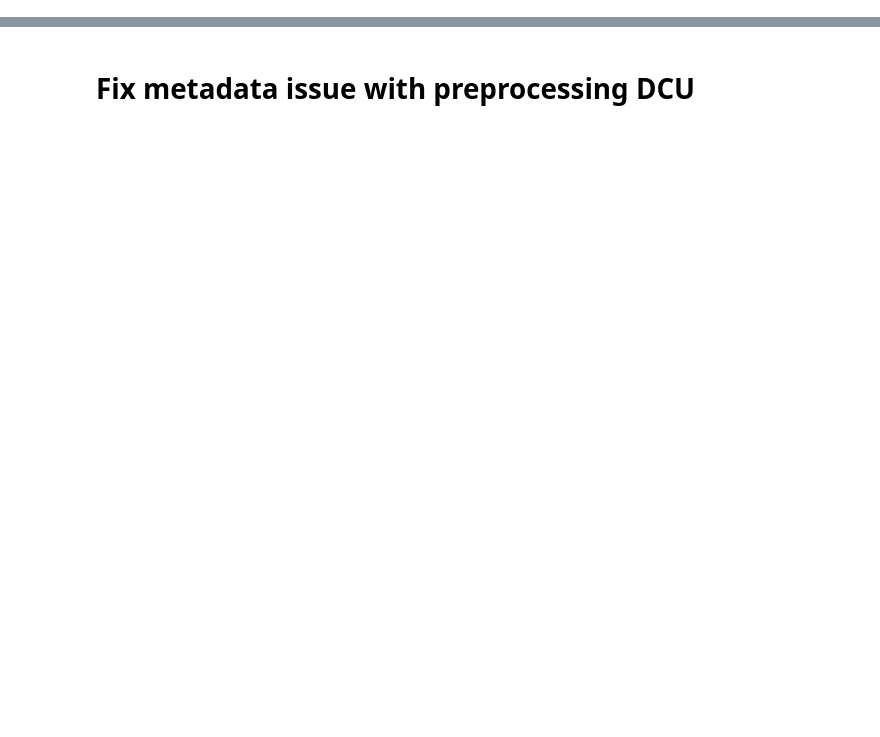
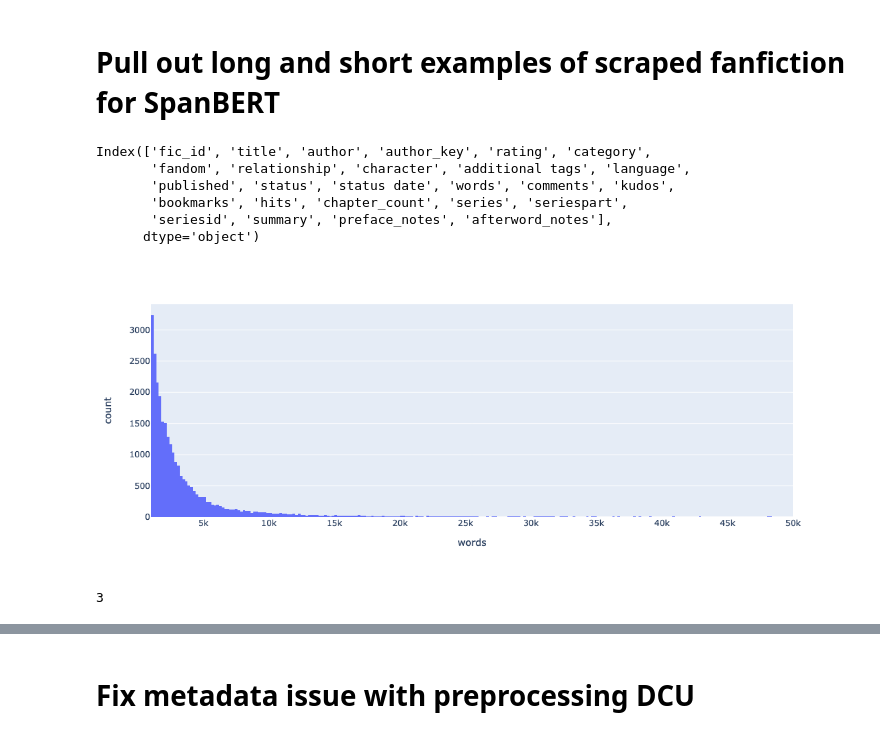
Before and after one commit to michaelmilleryoder/fanfiction-scripts, a Jupyter notebook: jupyter/fanfiction_data.ipynb, the cells around one changed output, grey strips where cells are left out. Cells and saved outputs as stored; diff of their text form; code cells hidden in the pictures; blank space fills up the shorter version.

```diff
--- a/jupyter/fanfiction_data.ipynb
+++ b/jupyter/fanfiction_data.ipynb
@@ -0,0 +3,17 @@
+# %%
+fandoms = [
+#     'homestuck',
+    'startrek',
+    'dragonage',
+    'buffy',
+    'jojo',
+    'pokemon',
+    'danganronpa',
+    'glee',
+    'fire_emblem',
+    'hannibal',
+    'walking_dead',
+    'shadowhunter',
+    'song_ice_fire',
+    'dcu'
+]
@@ -0,0 +68,36 @@
+# %% [markdown]
+# Pull out long and short examples of scraped fanfiction for SpanBERT
+# %%
+# Load fanfiction metadata to select stories
+import pandas as pd
+
+selected_fandoms = [
+#     'harrypotter',
+#     'allmarvel',
+    'homestuck',
+#     'walking_dead',
+]
+
+for fandom in selected_fandoms:
+    metadata_fpath = f'/data/fanfiction_ao3/{fandom}/complete_en_1k-50k/metadata.csv'
+    metadata = pd.read_csv(metadata_fpath)
+
+print(metadata.columns)
+
+import plotly.express as px
+fig = px.histogram(metadata, x='words')
+fig.show()
+# %% [output]
+Index(['fic_id', 'title', 'author', 'author_key', 'rating', 'category',
+       'fandom', 'relationship', 'character', 'additional tags', 'language',
+       'published', 'status', 'status date', 'words', 'comments', 'kudos',
+       'bookmarks', 'hits', 'chapter_count', 'series', 'seriespart',
+       'seriesid', 'summary', 'preface_notes', 'afterword_notes'],
+      dtype='object')
+[figure, added]
+# %%
+level = 30000
+selected = metadata[(metadata['words'] < level+100) & (metadata['words'] > level-100)]
+len(selected)
+# %% [output]
+3
```
Also changed, not shown: parts of 13 cells of this notebook, 5 other files.
